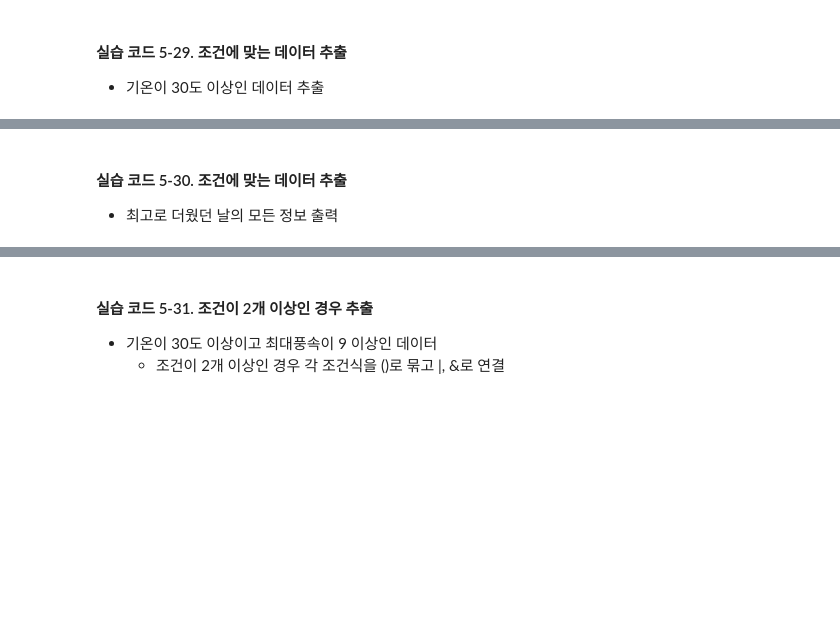
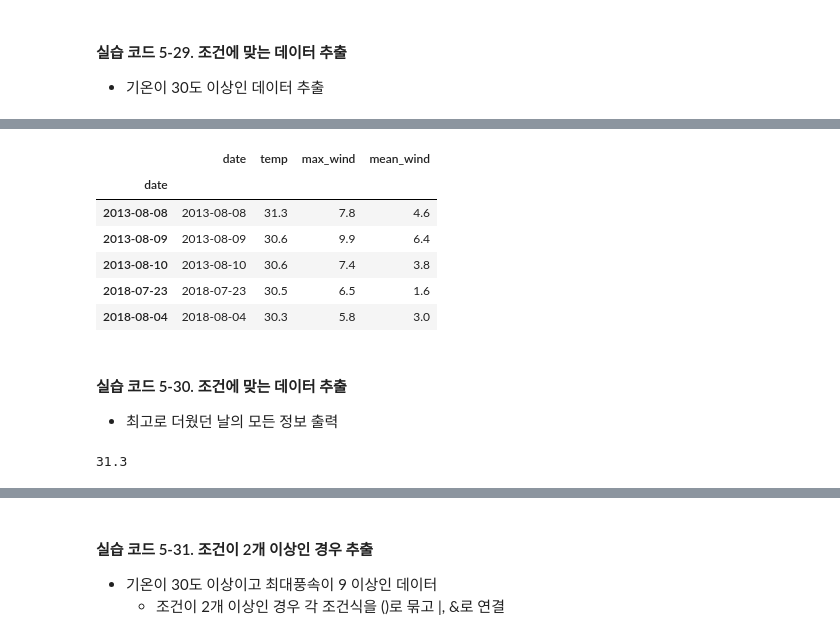
Before and after one commit to hghg919/Data-processing, a Jupyter notebook: PythonWorkspace/5장/5장_데이터_처리가_쉬운_판다스(실습용).ipynb, the cells around one changed output, grey strips where cells are left out. Cells and saved outputs as stored; diff of their text form; code cells hidden in the pictures; blank space fills up the shorter version.

```diff
--- a/PythonWorkspace/5장/5장_데이터_처리가_쉬운_판다스(실습용).ipynb
+++ b/PythonWorkspace/5장/5장_데이터_처리가_쉬운_판다스(실습용).ipynb
@@ -606,6 +752,20 @@ df[w]
+# %%
+df[df['temp'] >= 30]
+# %% [output]
+|  | date | temp | max_wind | mean_wind |
+| date |  |  |  |  |
+| 2013-08-08 | 2013-08-08 | 31.3 | 7.8 | 4.6 |
+| 2013-08-09 | 2013-08-09 | 30.6 | 9.9 | 6.4 |
+| 2013-08-10 | 2013-08-10 | 30.6 | 7.4 | 3.8 |
+| 2018-07-23 | 2018-07-23 | 30.5 | 6.5 | 1.6 |
+| 2018-08-04 | 2018-08-04 | 30.3 | 5.8 | 3.0 |
 # %% [markdown]
 #### 실습 코드 5-30. 조건에 맞는 데이터 추출
 * 최고로 더웠던 날의 모든 정보 출력
+# %%
+df['temp'].max()
+# %% [output]
+31.3
 # %%
 w=df['temp']==df['temp'].max()
 df[w]
```
Also changed, not shown: parts of 17 cells of this notebook.
